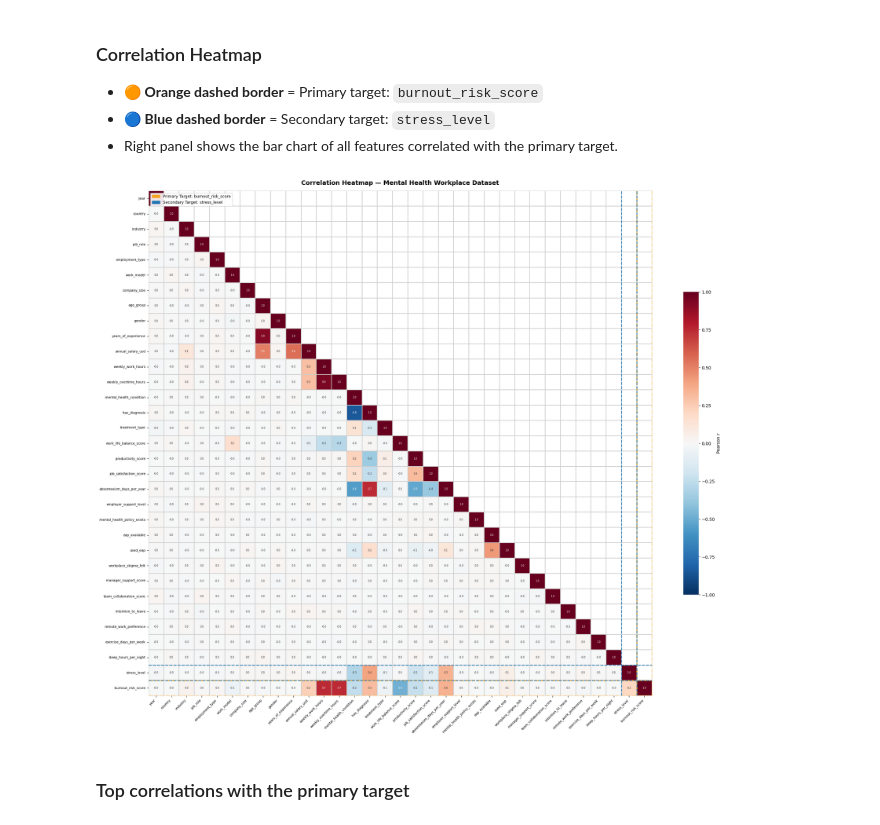
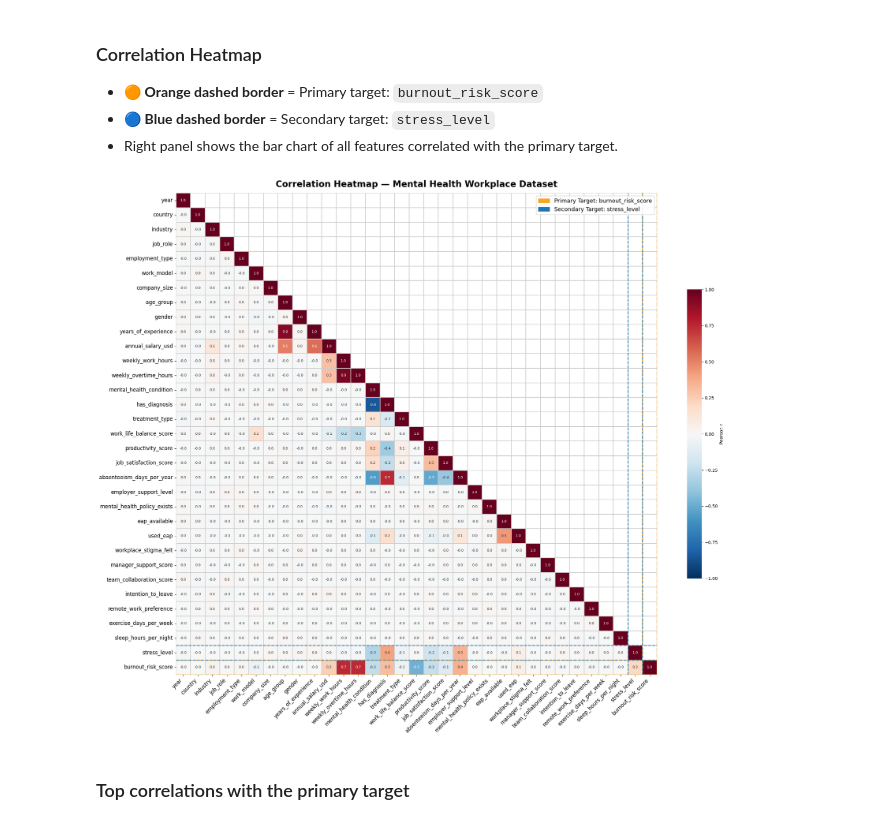
Before and after one commit to aghasaud1996/mental-health-workplace-analysis, a Jupyter notebook: mental_health_workplace_analysis.ipynb, the cells around one changed output. Cells and saved outputs as stored; diff of their text form; code cells hidden in the pictures.

```diff
--- a/mental_health_workplace_analysis.ipynb
+++ b/mental_health_workplace_analysis.ipynb
@@ -16,3 +20,10 @@ Mounted at /content/drive
+# %%
+try:
+    from google.colab import drive
+    drive.mount('/content/drive')
+    DATA_PATH = '/content/drive/MyDrive/dataset/mental_health_workplace.csv'
+except ImportError:                      # running outside Colab (e.g. locally / GitHub)
+    DATA_PATH = 'mental_health_workplace.csv'
 # %% [markdown]
 ### Install dependencies & import libraries
 # %%
@@ -29,7 +44,7 @@ Libraries loaded
 # %% [markdown]
 ### Load & inspect the data
 # %%
-df = pd.read_csv('/content/drive/MyDrive/dataset/mental_health_workplace.csv')
+df = pd.read_csv(DATA_PATH)
 TARGET = 'burnout_risk_score'
 SECONDARY_TARGET = 'stress_level'
 
@@ -164,11 +194,13 @@ ordinal_maps = {
         'None': 1, 'Mild': 2, 'Moderate': 3, 'Severe': 4
     },
     'company_size': {
-        'Small (<50)': 1, 'Medium (51-200)': 2,
-        'Medium (201-1000)': 3, 'Large (1001-5000)': 4, 'Enterprise (5001+)': 5
+        'Startup (1-50)': 1, 'Small (51-200)': 2,              # FIXED: labels now match the data
+        'Medium (201-1000)': 3, 'Large (1001-5000)': 4, 'Enterprise (5000+)': 5
     },
 }
 for col, mapping in ordinal_maps.items():
+    unmapped = set(df_enc[col].dropna().unique()) - set(mapping)
+    assert not unmapped, f'{col}: unmapped labels {unmapped}'   # guards against silent mapping errors
     df_enc[col] = df_enc[col].map(mapping)
 
 # ── Binary mappings ────────────────────────────────────────────────────────────
@@ -183,8 +215,7 @@ for col, mapping in binary_maps.items():
 
 # ── Nominal: LabelEncode remaining string columns ─────────────────────────────
 le = LabelEncoder()
-nominal_cols = [c for c in df_enc.columns if df_enc[c].dtype == 'object'
-                or str(df_enc[c].dtype) == 'string']
+nominal_cols = df_enc.select_dtypes(exclude='number').columns.tolist()   # works on all pandas versions
 print(f"Nominal columns to label-encode: {nominal_cols}")
 
 for col in nominal_cols:
@@ -193,6 +224,8 @@ for col in nominal_cols:
 
 # ── Fill remaining NaN with median ────────────────────────────────────────────
 df_enc = df_enc.apply(pd.to_numeric, errors='coerce')
+print('Columns median-filled for this EDA correlation view only:',
+      df_enc.columns[df_enc.isnull().any()].tolist())
 df_enc.fillna(df_enc.median(), inplace=True)
 
 print(f"\nEncoded dataframe shape: {df_enc.shape}")
@@ -267,39 +300,40 @@ sns.heatmap(
     mask=mask,
     ax=ax,
     cmap='RdBu_r',
     center=0,
     vmin=-1, vmax=1,
     annot=True,
     fmt='.1f',
-    annot_kws={'size': 5.5},
+    annot_kws={'size': 8},
     linewidths=0.3,
     linecolor='#cccccc',
     cbar_kws={'shrink': 0.6, 'label': 'Pearson r'},
 )
 
 ax.set_title('Correlation Heatmap — Mental Health Workplace Dataset',
-             fontsize=14, fontweight='bold', pad=14)
-ax.set_xticklabels(ax.get_xticklabels(), rotation=45, ha='right', fontsize=7.5)
-ax.set_yticklabels(ax.get_yticklabels(), rotation=0, fontsize=7.5)
+             fontsize=20, fontweight='bold', pad=14)
+ax.set_xticklabels(ax.get_xticklabels(), rotation=45, ha='right', fontsize=12)
+ax.set_yticklabels(ax.get_yticklabels(), rotation=0, fontsize=12)
 
 # ── Highlight target rows ──────────────────────────────────────────────────────
 for target, color, lw in [(TARGET, '#f5a623', 2.5), (SECONDARY_TARGET, '#1f77b4', 1.8)]:
     idx = cols_list.index(target)
     ax.axhline(y=idx,     color=color, lw=lw, linestyle='--', alpha=0.9)
     ax.axhline(y=idx + 1, color=color, lw=lw, linestyle='--', alpha=0.9)
     ax.axvline(x=idx,     color=color, lw=lw, linestyle='--', alpha=0.9)
     ax.axvline(x=idx + 1, color=color, lw=lw, linestyle='--', alpha=0.9)
 
 patches = [
     mpatches.Patch(color='#f5a623', label=f'Primary Target: {TARGET}'),
     mpatches.Patch(color='#1f77b4', label=f'Secondary Target: {SECONDARY_TARGET}'),
 ]
-ax.legend(handles=patches, loc='upper left', fontsize=9, framealpha=0.9)
+ax.legend(handles=patches, loc='upper right', fontsize=13, framealpha=0.9)
 
 plt.tight_layout()
+plt.savefig('figures/fig_heatmap_all.png', dpi=200, bbox_inches='tight')
 plt.show()
 # %% [output]
-[figure, old version]
+[figure, new version]
 # %% [markdown]
 ### Top correlations with the primary target
 # %%
```
Also changed, not shown: parts of 47 cells of this notebook, 1 other file.
